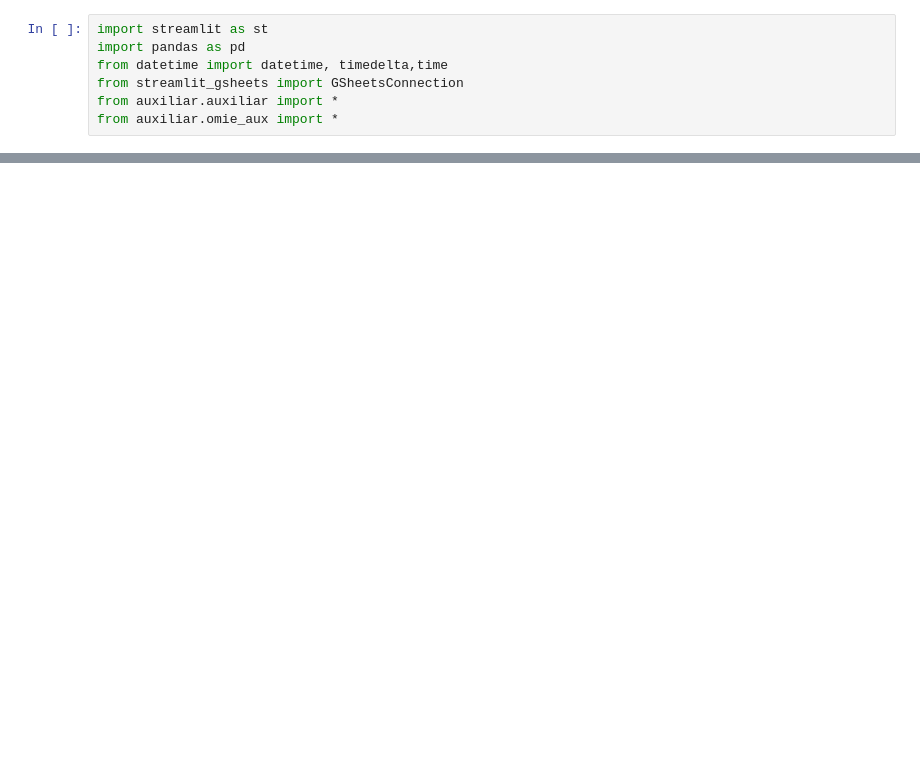
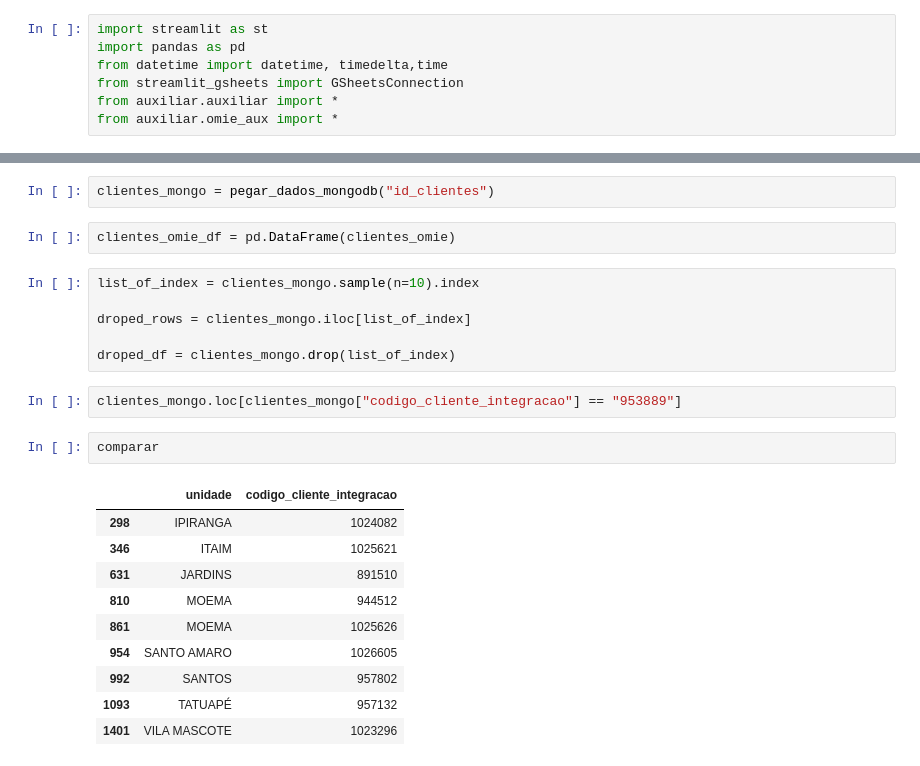
Before and after one commit to rpdentrechales/gerador_de_notas_procorpo, a Jupyter notebook: testes.ipynb, the cells around one changed output, grey strips where cells are left out. Saved outputs shown, nothing was run; the diff lists cells and outputs as text; blank space fills up the shorter version.

```diff
--- a/testes.ipynb
+++ b/testes.ipynb
@@ -46,0 +42,25 @@ dados_crm_df
+# %%
+clientes_mongo = pegar_dados_mongodb("id_clientes")
+# %%
+clientes_omie_df = pd.DataFrame(clientes_omie)
+# %%
+list_of_index = clientes_mongo.sample(n=10).index
+
+droped_rows = clientes_mongo.iloc[list_of_index]
+
+droped_df = clientes_mongo.drop(list_of_index)
+# %%
+clientes_mongo.loc[clientes_mongo["codigo_cliente_integracao"] == "953889"]
+# %%
+comparar
+# %% [output]
+|  | unidade | codigo_cliente_integracao |
+| 298 | IPIRANGA | 1024082 |
+| 346 | ITAIM | 1025621 |
+| 631 | JARDINS | 891510 |
+| 810 | MOEMA | 944512 |
+| 861 | MOEMA | 1025626 |
+| 954 | SANTO AMARO | 1026605 |
+| 992 | SANTOS | 957802 |
+| 1093 | TATUAPÉ | 957132 |
+| 1401 | VILA MASCOTE | 1023296 |
```
Also changed, not shown: parts of 12 cells of this notebook, 2 other files.
